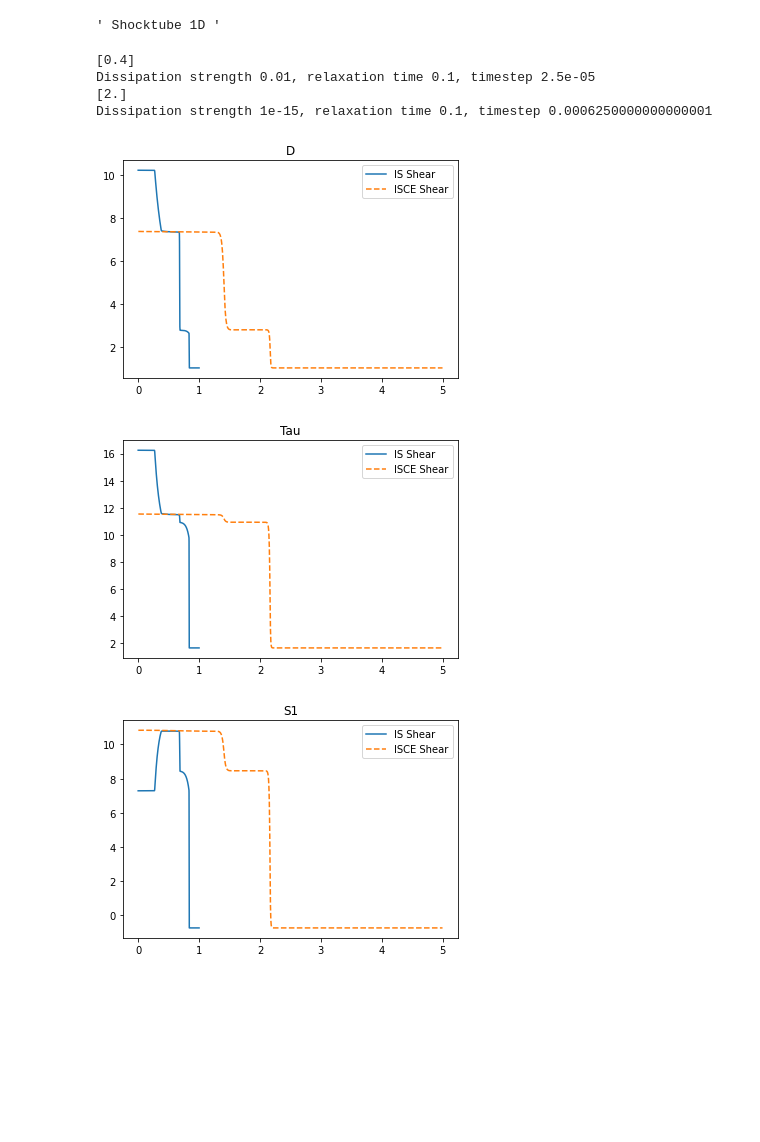
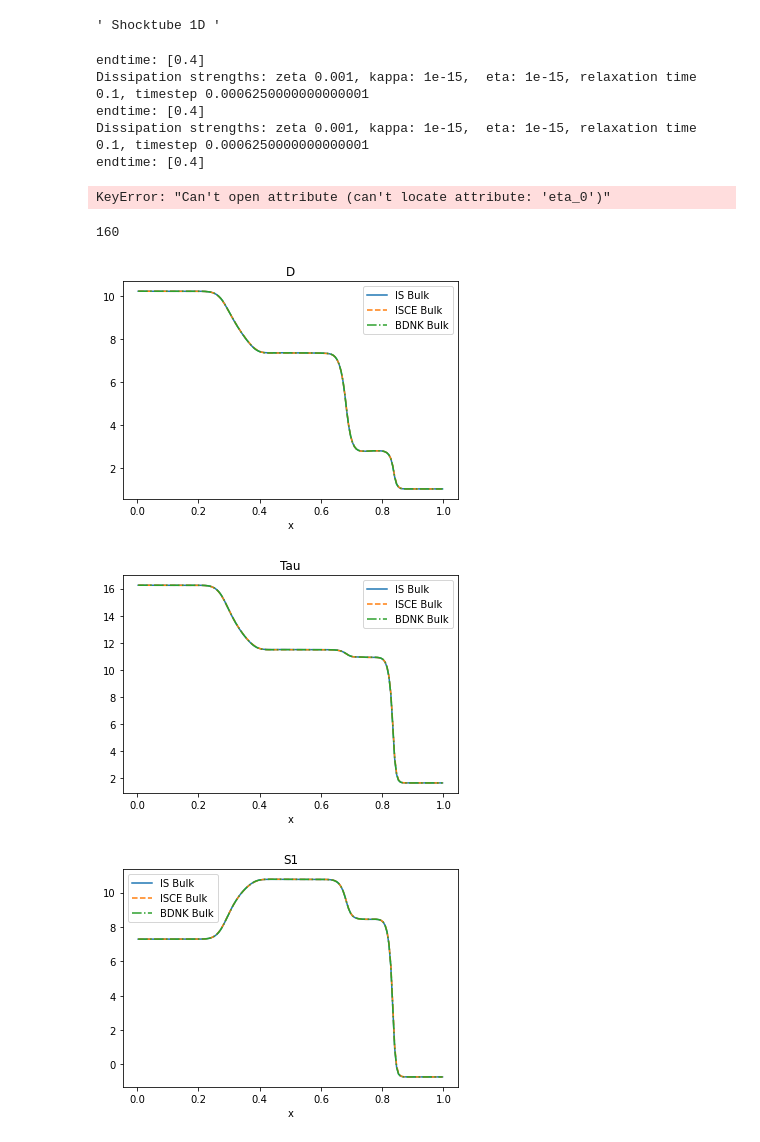
Before and after one commit to MarcusHatton/Plotting, a Jupyter notebook: ConfirmationPlottingHome.ipynb, the cells around one changed output. Drawn from its saved outputs; the diff is of its cells as text; code cells hidden in the pictures; blank space fills up the shorter version.

Commit message:
good work on plotting for confirmation report shocktube and KH

```diff
--- a/ConfirmationPlottingHome.ipynb
+++ b/ConfirmationPlottingHome.ipynb
@@ -43,29 +63,47 @@ linestyles = ['solid','dashed']#, 'dashdot']
 # %%
 for fs in fss:
-    print(fs[-1].attrs['t'])
-    eta = fs[0]['Optional'].attrs['eta'][0]
-    tau_pi = fs[0]['Optional'].attrs['tau_pi'][0]
-    print(f"Dissipation strength {eta}, "
+    print(f"endtime: {fs[-1].attrs['t']}")
+    zeta = fs[0]['Optional'].attrs['zeta'][0]
+    kappa = fs[0]['Optional'].attrs['kappa'][0]
+    if fs == fs_BDNK:
+        eta = fs[0]['Optional'].attrs['eta_0'][0]
+    else:
+        eta = fs[0]['Optional'].attrs['eta'][0]
+
+    if fs != fs_BDNK:
+        tau_Pi = fs[0]['Optional'].attrs['tau_Pi'][0]
+        tau_q = fs[0]['Optional'].attrs['tau_q'][0]
+        tau_pi = fs[0]['Optional'].attrs['tau_pi'][0]
+
+    print(f"Dissipation strengths: zeta {zeta}, "
+          f"kappa: {kappa}, ", f"eta: {eta}, "
       f"relaxation time {tau_pi}, "
       f"timestep {fs[0]['Domain'].attrs['dt'][0]}")
 # %% [output]
-[0.4]
-Dissipation strength 0.01, relaxation time 0.1, timestep 2.5e-05
-[2.]
-Dissipation strength 1e-15, relaxation time 0.1, timestep 0.0006250000000000001
+endtime: [0.4]
+Dissipation strengths: zeta 0.001, kappa: 1e-15,  eta: 1e-15, relaxation time 0.1, timestep 0.0006250000000000001
+endtime: [0.4]
+Dissipation strengths: zeta 0.001, kappa: 1e-15,  eta: 1e-15, relaxation time 0.1, timestep 0.0006250000000000001
+endtime: [0.4]
+KeyError: "Can't open attribute (can't locate attribute: 'eta_0')"
 # %%
+nslice=fs_IS[0]['Domain'].attrs['nx'][0]//5
+print(nslice)
 for quant in['D','Tau','S1']:
     plt.figure()
     for fs, name, ls in zip(fss, names, linestyles):
-        plt.plot(fs[-1]['Domain/x'][:], fs[-1]['Conserved/'+quant][:],label=name,linestyle=ls)
+        plt.plot(fs[-1]['Domain/x'][:nslice], fs[-1]['Conserved/'+quant][:nslice],label=name,linestyle=ls)
     plt.title(quant)
+    plt.xlabel('x')
     plt.legend()
-    plt.savefig("ConfirmationReportPlots/ConsIdeal_"+quant+".pdf")
+#     plt.savefig("ConfirmationReportPlots/ConsIdeal_"+quant+".pdf")
+    plt.savefig("ConfirmationReportPlots/Shocktube/ConsBulk_"+quant+".pdf")
     plt.show()
 # %% [output]
+160
-[figure, old version]
+[figure, new version]
-[figure, old version]
+[figure, new version]
-[figure, old version]
+[figure, new version]
 # %%
 for quant in['p','rho','v1','n']:
     plt.figure()
```
Also changed, not shown: parts of 5 cells of this notebook, 2 other files.
